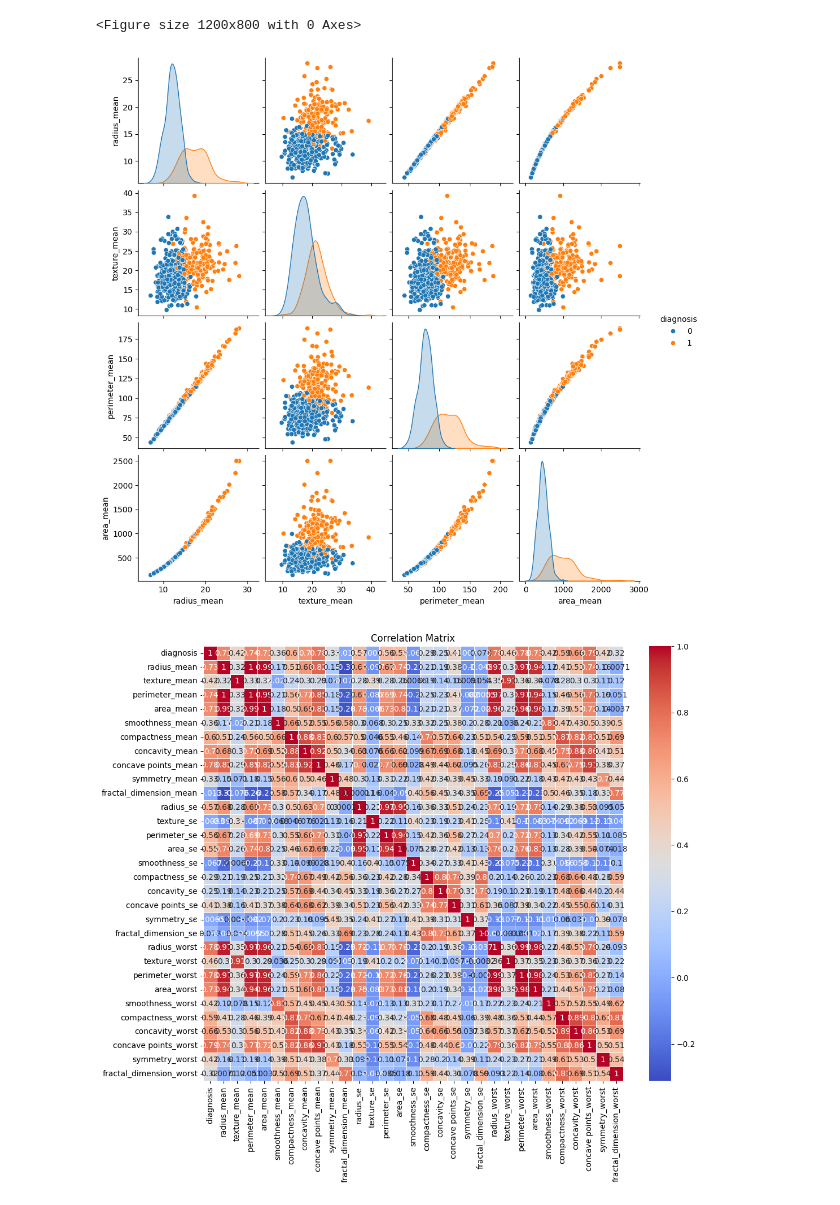
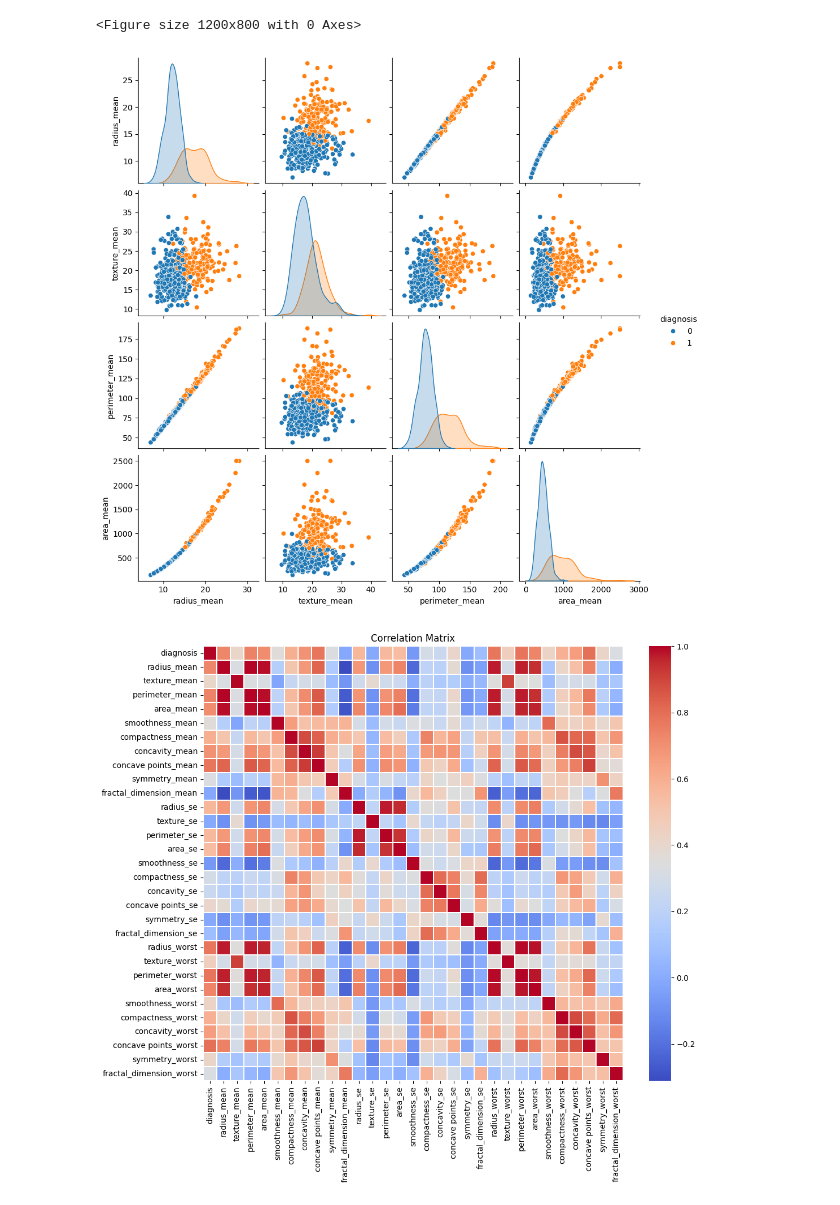
Before and after one commit to mohamadsolouki/Breast-Cancer-Prediction, a Jupyter notebook: notebooks/exploratory_data_analysis.ipynb, the cells around one changed output. Cells and saved outputs as stored; diff of their text form; code cells hidden in the pictures.

```diff
--- a/notebooks/exploratory_data_analysis.ipynb
+++ b/notebooks/exploratory_data_analysis.ipynb
@@ -45,42 +45,42 @@ corr_matrix = data.corr()
 
 # Visualize the correlation matrix
 plt.figure(figsize=(12, 10))
-sns.heatmap(corr_matrix, annot=True, cmap='coolwarm', linewidths=0.5)
+sns.heatmap(corr_matrix, annot=False, cmap='coolwarm', linewidths=0.2)
 plt.title('Correlation Matrix')
 plt.show()
 
 # Check for missing values
 print("\nMissing values:")
 print(data.isnull().sum())
 
 # Filter highly correlated features
-corr_threshold = 0.9
+corr_threshold = 0.99
 highly_correlated = corr_matrix[corr_matrix > corr_threshold].stack().reset_index()
 highly_correlated.columns = ['Feature 1', 'Feature 2', 'Correlation']
 print("\nHighly correlated features (correlation > {:.2f}):".format(corr_threshold))
 print(highly_correlated)
 # %% [output]
 Data loaded successfully from ../data/raw/data.csv
 Data preprocessing completed.
 Descriptive statistics:
         diagnosis  radius_mean  texture_mean  perimeter_mean    area_mean  \
 count  569.000000   569.000000    569.000000      569.000000   569.000000
 mean     0.372583    14.127292     19.289649       91.969033   654.889104
 std      0.483918     3.524049      4.301036       24.298981   351.914129
 min      0.000000     6.981000      9.710000       43.790000   143.500000
 25%      0.000000    11.700000     16.170000       75.170000   420.300000
 50%      0.000000    13.370000     18.840000       86.240000   551.100000
 75%      1.000000    15.780000     21.800000      104.100000   782.700000
 max      1.000000    28.110000     39.280000      188.500000  2501.000000
 ... (44 lines left out)
 diagnosis
 0    357
 1    212
 Name: count, dtype: int64
 [figure]
 <Figure size 1200x800 with 0 Axes>
 [figure]
-[figure, old version]
+[figure, new version]
 Missing values:
 diagnosis                  0
 radius_mean                0
```
Also changed, not shown: 5 other files.
